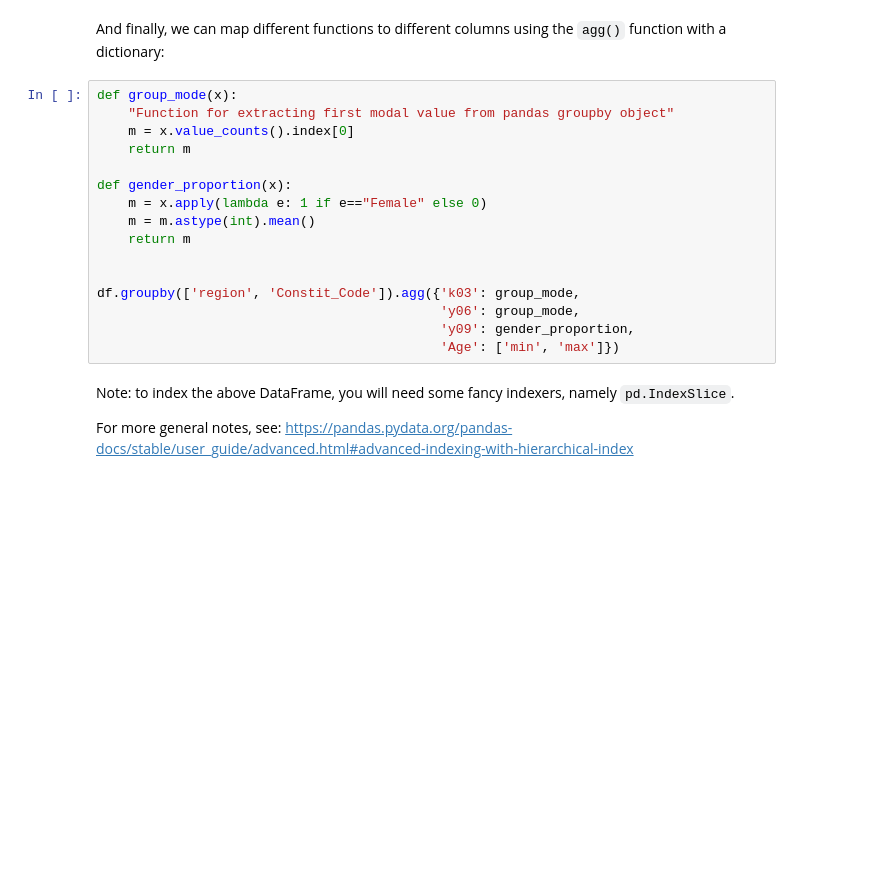
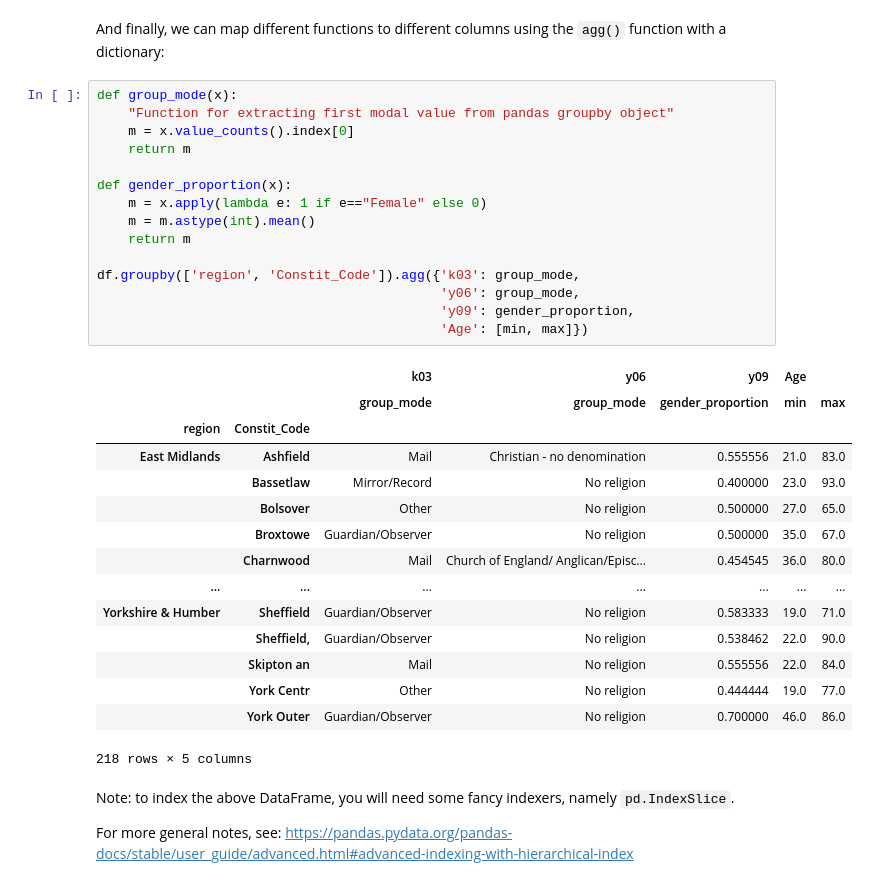
Before and after one commit to muhark/dpir-intro-python, a Jupyter notebook: Week3/examples.ipynb, the cells around one changed output. Saved outputs shown, nothing was run; the diff lists cells and outputs as text; blank space fills up the shorter version.

```diff
--- a/Week3/examples.ipynb
+++ b/Week3/examples.ipynb
@@ -338,19 +355,34 @@ And finally, we can map different functions to different columns using the `agg(
 # %%
 def group_mode(x):
     "Function for extracting first modal value from pandas groupby object"
     m = x.value_counts().index[0]
     return m
 
 def gender_proportion(x):
     m = x.apply(lambda e: 1 if e=="Female" else 0)
     m = m.astype(int).mean()
     return m
 
-
 df.groupby(['region', 'Constit_Code']).agg({'k03': group_mode,
                                             'y06': group_mode,
                                             'y09': gender_proportion,
-                                            'Age': ['min', 'max']})
+                                            'Age': [min, max]})
+# %% [output]
+|  |  | k03 | y06 | y09 | Age |  |
+|  |  | group_mode | group_mode | gender_proportion | min | max |
+| region | Constit_Code |  |  |  |  |  |
+| East Midlands | Ashfield | Mail | Christian - no denomination | 0.555556 | 21.0 | 83.0 |
+|  | Bassetlaw | Mirror/Record | No religion | 0.400000 | 23.0 | 93.0 |
+|  | Bolsover | Other | No religion | 0.500000 | 27.0 | 65.0 |
+|  | Broxtowe | Guardian/Observer | No religion | 0.500000 | 35.0 | 67.0 |
+|  | Charnwood | Mail | Church of England/ Anglican/Episc... | 0.454545 | 36.0 | 80.0 |
+| ... | ... | ... | ... | ... | ... | ... |
+| Yorkshire & Humber | Sheffield | Guardian/Observer | No religion | 0.583333 | 19.0 | 71.0 |
+|  | Sheffield, | Guardian/Observer | No religion | 0.538462 | 22.0 | 90.0 |
+|  | Skipton an | Mail | No religion | 0.555556 | 22.0 | 84.0 |
+|  | York Centr | Other | No religion | 0.444444 | 19.0 | 77.0 |
+|  | York Outer | Guardian/Observer | No religion | 0.700000 | 46.0 | 86.0 |
+218 rows × 5 columns
 # %% [markdown]
 Note: to index the above DataFrame, you will need some fancy indexers, namely `pd.IndexSlice`.
 
```
Also changed, not shown: parts of 26 cells of this notebook, 10 other files.
